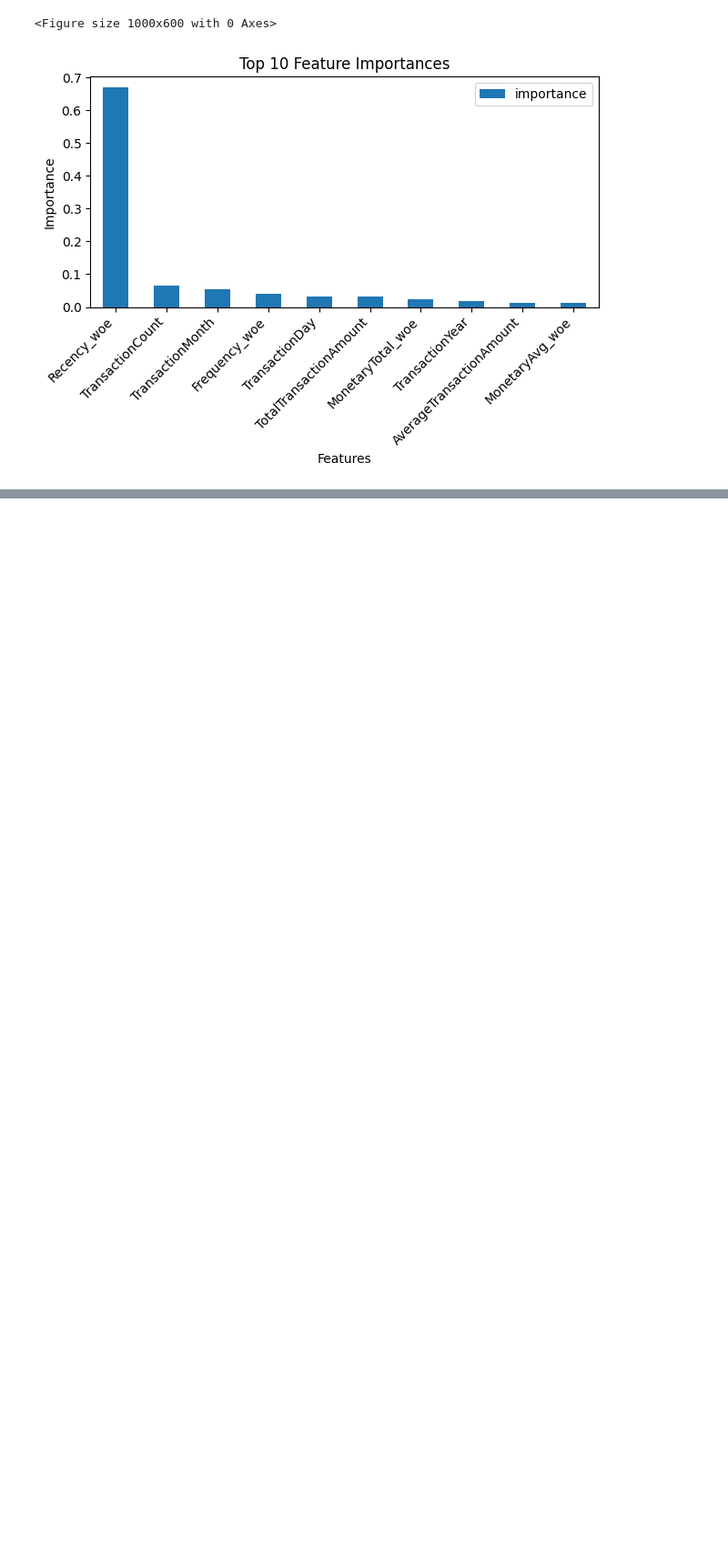
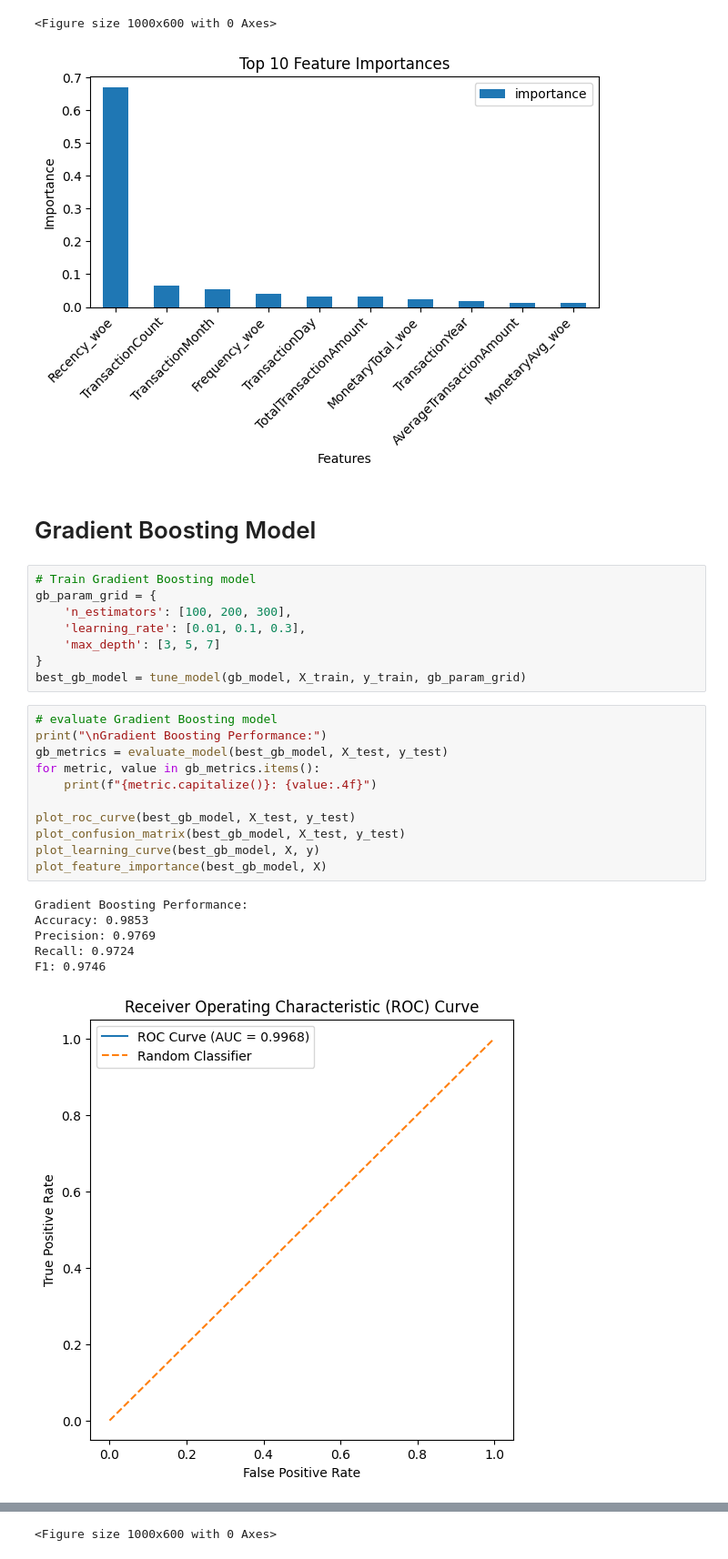
Before and after one commit to nebiyu-getachew/bati-bank-credit-scoring, a Jupyter notebook: notebooks/task_4.ipynb, the cells around one changed output, grey strips where cells are left out. Shown at 91% size. Cells and saved outputs as stored; diff of their text form; blank space fills up the shorter version.

Commit message:
Gradient Boosting Model

```diff
--- a/notebooks/task_4.ipynb
+++ b/notebooks/task_4.ipynb
@@ -224,3 +224,31 @@ F1: 0.9794
 [figure]
 <Figure size 1000x600 with 0 Axes>
 [figure]
+# %% [markdown]
+# Gradient Boosting Model
+# %%
+# Train Gradient Boosting model
+gb_param_grid = {
+    'n_estimators': [100, 200, 300],
+    'learning_rate': [0.01, 0.1, 0.3],
+    'max_depth': [3, 5, 7]
+}
+best_gb_model = tune_model(gb_model, X_train, y_train, gb_param_grid)
+# %%
+# evaluate Gradient Boosting model
+print("\nGradient Boosting Performance:")
+gb_metrics = evaluate_model(best_gb_model, X_test, y_test)
+for metric, value in gb_metrics.items():
+    print(f"{metric.capitalize()}: {value:.4f}")
+
+plot_roc_curve(best_gb_model, X_test, y_test)
+plot_confusion_matrix(best_gb_model, X_test, y_test)
+plot_learning_curve(best_gb_model, X, y)
+plot_feature_importance(best_gb_model, X)
+# %% [output]
+Gradient Boosting Performance:
+Accuracy: 0.9853
+Precision: 0.9769
+Recall: 0.9724
+F1: 0.9746
+[figure, added]
@@ -226,0 +257 @@ F1: 0.9794
+<Figure size 1000x600 with 0 Axes>
```
Also changed, not shown: parts of 1 cell of this notebook.
